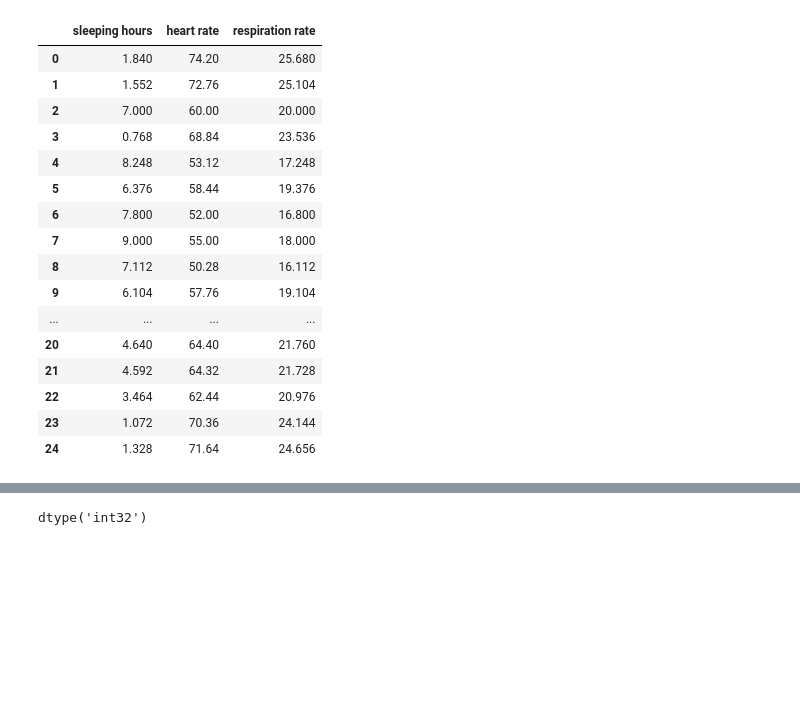
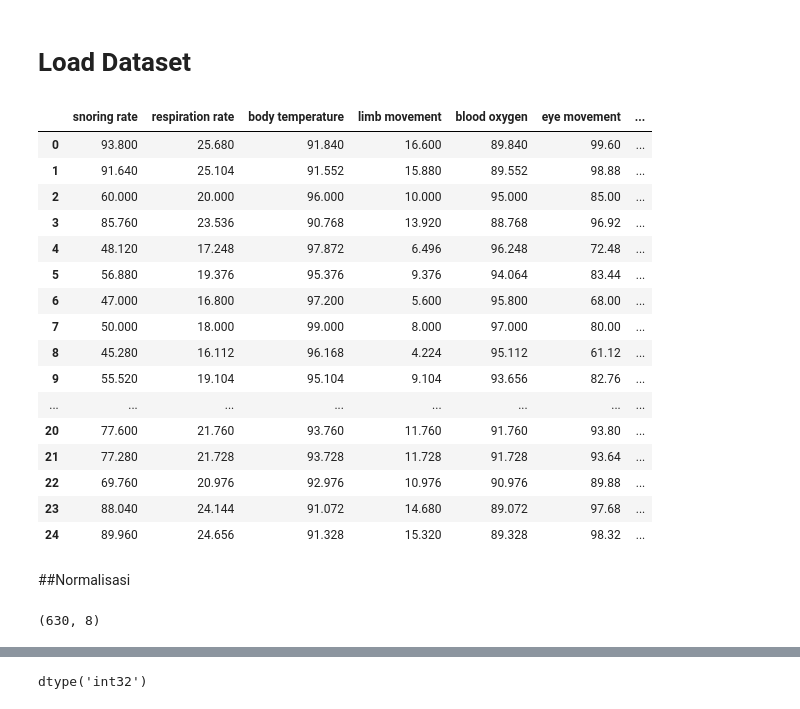
Before and after one commit to farrel216/ML-Clustering, a Jupyter notebook: model/model.ipynb, the cells around one changed output, grey strips where cells are left out. Cells and saved outputs as stored; diff of their text form; code cells hidden in the pictures; blank space fills up the shorter version.

```diff
--- a/model/model.ipynb
+++ b/model/model.ipynb
@@ -7,27 +10,8 @@ import pandas as pd
 from matplotlib import pyplot as plt
 from sklearn.cluster import KMeans
+# %% [markdown]
+# Load Dataset
 # %%
 # Load dataset
 url = "SaYoPillow.csv"
-data = pd.read_csv(url)
+df = pd.read_csv(url)
-# %%
-data = data[['sleeping hours','heart rate','respiration rate']]
-data.head(25)
-# %% [output]
-|  | sleeping hours | heart rate | respiration rate |
-| 0 | 1.840 | 74.20 | 25.680 |
-| 1 | 1.552 | 72.76 | 25.104 |
-| 2 | 7.000 | 60.00 | 20.000 |
-| 3 | 0.768 | 68.84 | 23.536 |
-| 4 | 8.248 | 53.12 | 17.248 |
-| 5 | 6.376 | 58.44 | 19.376 |
-| 6 | 7.800 | 52.00 | 16.800 |
-| 7 | 9.000 | 55.00 | 18.000 |
-| 8 | 7.112 | 50.28 | 16.112 |
-| 9 | 6.104 | 57.76 | 19.104 |
-| ... | ... | ... | ... |
-| 20 | 4.640 | 64.40 | 21.760 |
-| 21 | 4.592 | 64.32 | 21.728 |
-| 22 | 3.464 | 62.44 | 20.976 |
-| 23 | 1.072 | 70.36 | 24.144 |
-| 24 | 1.328 | 71.64 | 24.656 |
@@ -47,0 +18,27 @@ f3 = data['respiration rate'].values
+# %%
+df = df[["snoring rate","respiration rate","body temperature","limb movement", "blood oxygen", "eye movement", "sleeping hours", "heart rate"]]
+df.head(25)
+# %% [output]
+|  | snoring rate | respiration rate | body temperature | limb movement | blood oxygen | eye movement | ... |
+| 0 | 93.800 | 25.680 | 91.840 | 16.600 | 89.840 | 99.60 | ... |
+| 1 | 91.640 | 25.104 | 91.552 | 15.880 | 89.552 | 98.88 | ... |
+| 2 | 60.000 | 20.000 | 96.000 | 10.000 | 95.000 | 85.00 | ... |
+| 3 | 85.760 | 23.536 | 90.768 | 13.920 | 88.768 | 96.92 | ... |
+| 4 | 48.120 | 17.248 | 97.872 | 6.496 | 96.248 | 72.48 | ... |
+| 5 | 56.880 | 19.376 | 95.376 | 9.376 | 94.064 | 83.44 | ... |
+| 6 | 47.000 | 16.800 | 97.200 | 5.600 | 95.800 | 68.00 | ... |
+| 7 | 50.000 | 18.000 | 99.000 | 8.000 | 97.000 | 80.00 | ... |
+| 8 | 45.280 | 16.112 | 96.168 | 4.224 | 95.112 | 61.12 | ... |
+| 9 | 55.520 | 19.104 | 95.104 | 9.104 | 93.656 | 82.76 | ... |
+| ... | ... | ... | ... | ... | ... | ... | ... |
+| 20 | 77.600 | 21.760 | 93.760 | 11.760 | 91.760 | 93.80 | ... |
+| 21 | 77.280 | 21.728 | 93.728 | 11.728 | 91.728 | 93.64 | ... |
+| 22 | 69.760 | 20.976 | 92.976 | 10.976 | 90.976 | 89.88 | ... |
+| 23 | 88.040 | 24.144 | 91.072 | 14.680 | 89.072 | 97.68 | ... |
+| 24 | 89.960 | 24.656 | 91.328 | 15.320 | 89.328 | 98.32 | ... |
+# %% [markdown]
+##Normalisasi
+# %%
+df.shape
+# %% [output]
+(630, 8)
```
Also changed, not shown: parts of 19 cells of this notebook.
